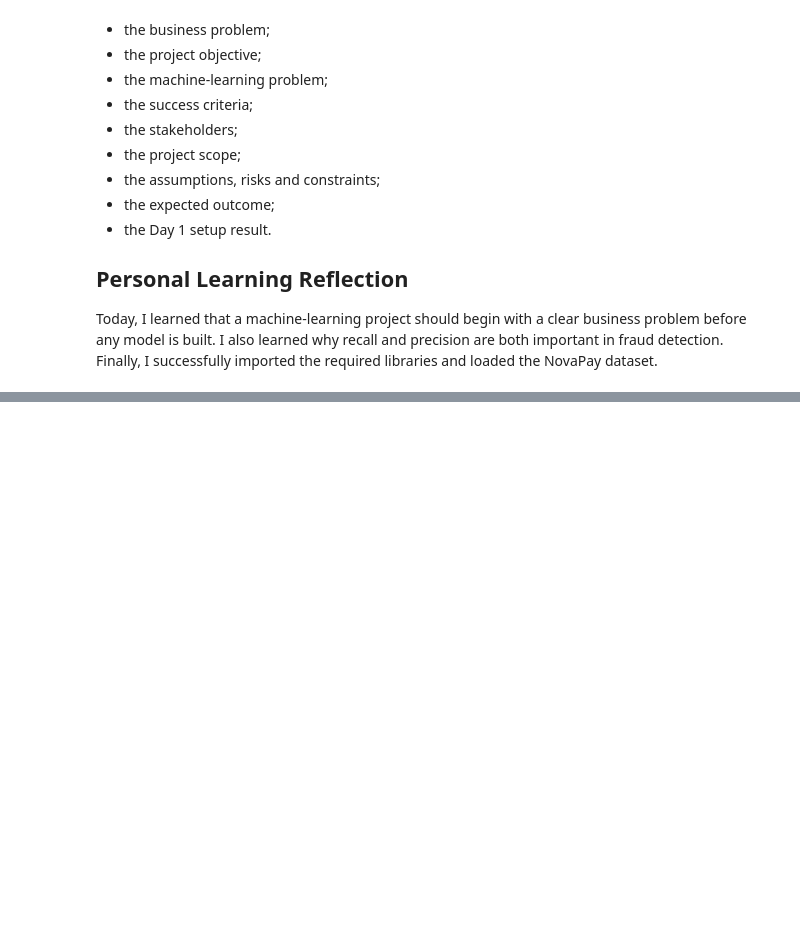
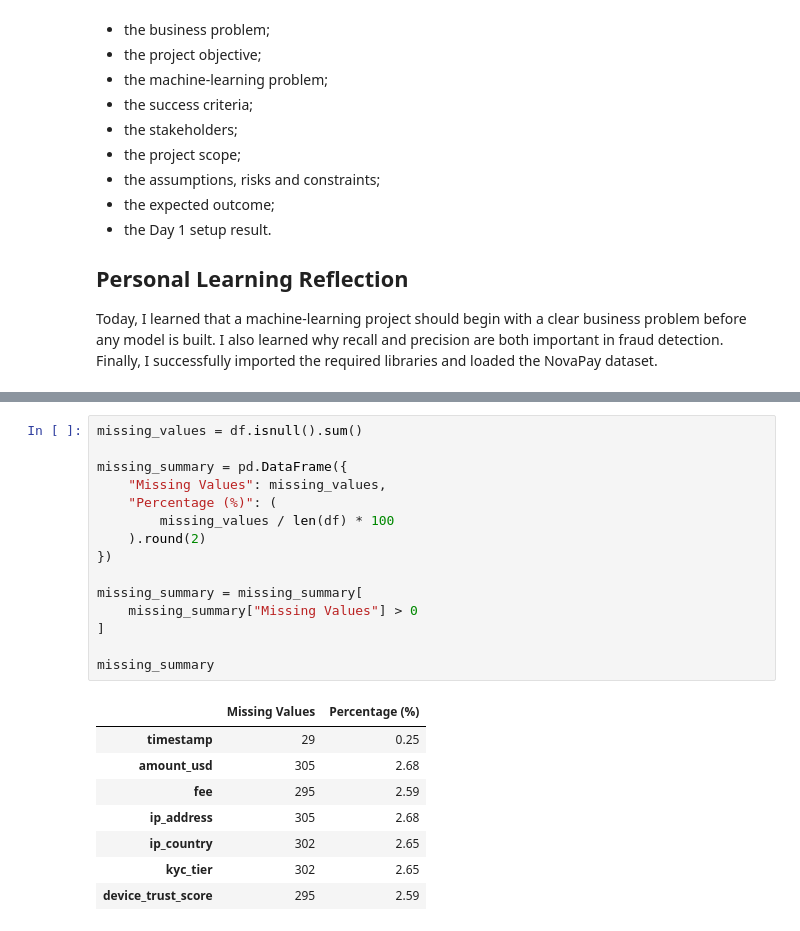
Before and after one commit to joygodknows004-prog/Nova, a Jupyter notebook: NovaPay_Week1_Day1_Submission.ipynb, the cells around one changed output, grey strips where cells are left out. Drawn from its saved outputs; the diff is of its cells as text; blank space fills up the shorter version.

```diff
--- a/NovaPay_Week1_Day1_Submission.ipynb
+++ b/NovaPay_Week1_Day1_Submission.ipynb
@@ -229,0 +374,24 @@ Today, I learned that a machine-learning project should begin with a clear busin
+# %%
+missing_values = df.isnull().sum()
+
+missing_summary = pd.DataFrame({
+    "Missing Values": missing_values,
+    "Percentage (%)": (
+        missing_values / len(df) * 100
+    ).round(2)
+})
+
+missing_summary = missing_summary[
+    missing_summary["Missing Values"] > 0
+]
+
+missing_summary
+# %% [output]
+|  | Missing Values | Percentage (%) |
+| timestamp | 29 | 0.25 |
+| amount_usd | 305 | 2.68 |
+| fee | 295 | 2.59 |
+| ip_address | 305 | 2.68 |
+| ip_country | 302 | 2.65 |
+| kyc_tier | 302 | 2.65 |
+| device_trust_score | 295 | 2.59 |
```
Also changed, not shown: parts of 33 cells of this notebook.
